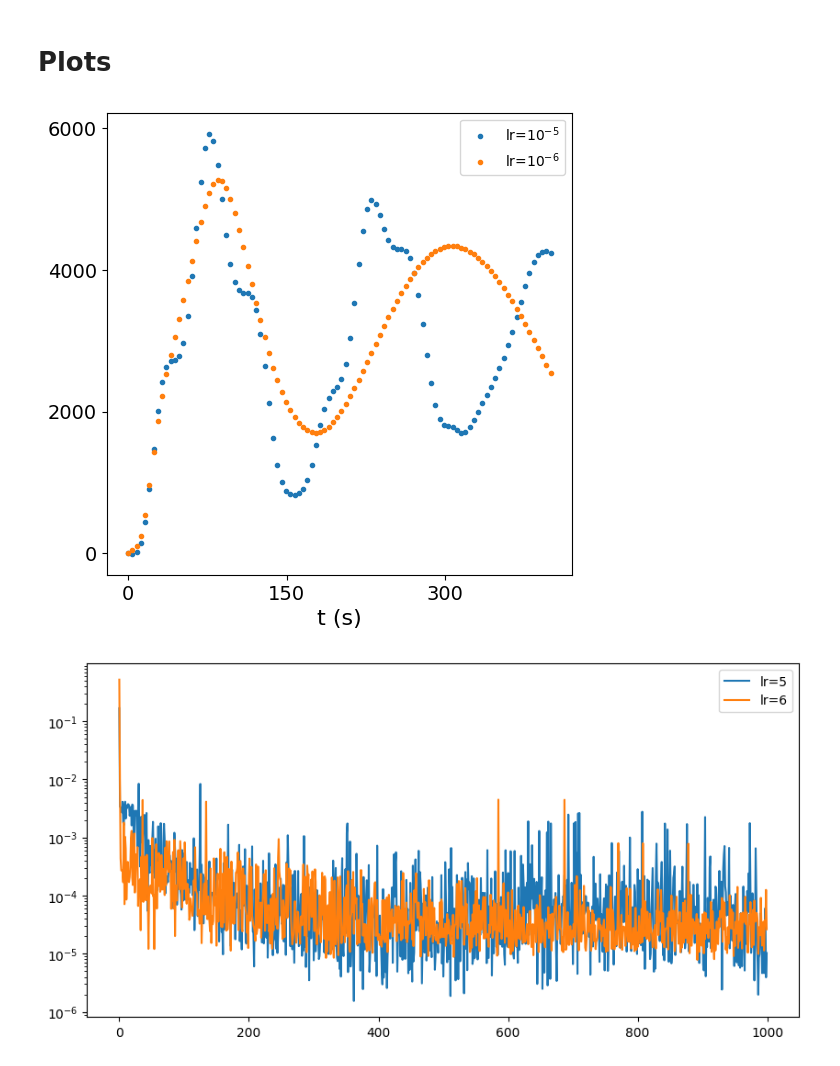
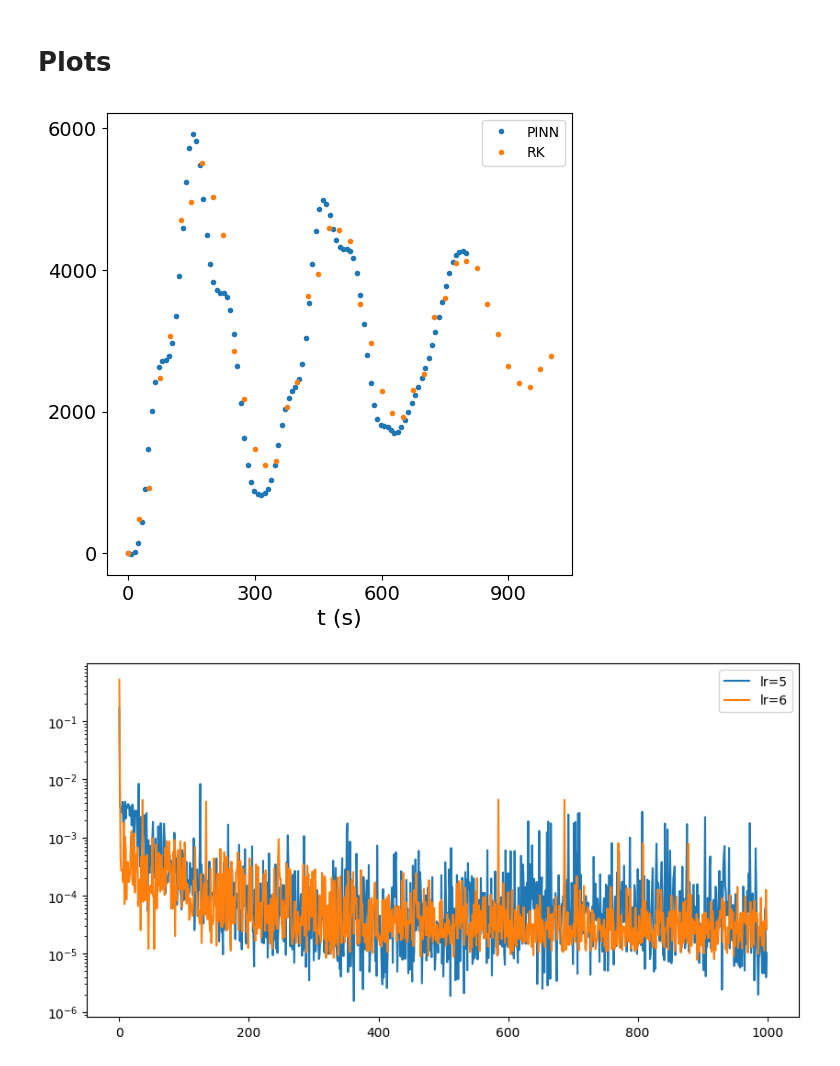
Before and after one commit to AndresMartnz/Spin, a Jupyter notebook: plot.ipynb, the cells around one changed output. Drawn from its saved outputs; the diff is of its cells as text; code cells hidden in the pictures.

```diff
--- a/plot.ipynb
+++ b/plot.ipynb
@@ -11,6 +11,17 @@ WARNING:tensorflow:From c:\Users\usuario\Desktop\doctorado\codigos\Spins\.venv\L
 
 Number of spins: 6.67E+05
 Reference shift: -3194.374 kHz
+# %%
+x_RK=[]
+y_RK=[]
+ruta_chinchetas = f'RK'
+with open(ruta_chinchetas, 'r') as archivo:
+    for linea in archivo:
+
+        valores = linea.split()
+
+        x_RK.append(float(valores[0]))
+        y_RK.append(float(valores[1]))
 # %% [markdown]
 # Cosas plots
 # %%
@@ -320,43 +331,53 @@ for i in range(N_train):
 # Plots
 # %%
 fig, ax = plt.subplots(dpi=100)
-
+aux=y_pred_lr5[:,-1]/2/np.pi*1e6
+t_red=t_red*2
 #* PINN
 ax.plot(t_red,
         sigma_lr5,
         marker='o',
         markersize=3.0,
         linestyle='solid',
         linewidth=0,
-        label=r"lr=10$^{-5}$")
-ax.plot(t_red, sigma_lr6, marker='o',markersize=3.0, linestyle='solid', linewidth=0, label=r"lr=10$^{-6}$")
+        label=r"PINN")
+
+#* PINN
+ax.plot(x_RK,
+        y_RK,
+        marker='o',
+        markersize=3.0,
+        linestyle='solid',
+        linewidth=0,
+        label=r"RK")
+# ax.plot(t_red, sigma_lr6, marker='o',markersize=3.0, linestyle='solid', linewidth=0, label=r"lr=10$^{-6}$")
 
 #*"Chinchetas"
 # ax.plot(aux1, chinchetas_sz2, "o", markersize=6)
 
 
 ax.tick_params(axis='both', which='major', labelsize=14)
 
 ax.set_xlabel('t (s)', fontsize=16)
 
 #* Adds a legend
 ax.legend(fontsize=19, frameon=False)
 ax.legend()
 
 ax.xaxis.set_major_locator(ticker.MaxNLocator(4))
 ax.yaxis.set_major_locator(ticker.MaxNLocator(4))
 
 plt.grid(False)  # Optional
 # plt.legend(bbox_to_anchor=(0,1.02,1,0.2), loc="lower left",
 #                 mode="expand", borderaxespad=0, ncol=2,fontsize=12)
 
 fig.set_size_inches(6,6)
 #?Save the plot
 #fig.savefig(f'figuras definitivas/Black_hole_velocity_chinchetas={N_intervalo}_y={y_ini}_N={N_train}_.png',bbox_inches='tight', dpi=600)
 
 plt.show()
 # %% [output]
-[figure, old version]
+[figure, new version]
 # %%
 loss5=[]
 loss_IC5=[]
```
Also changed, not shown: parts of 4 cells of this notebook, 14 other files.
